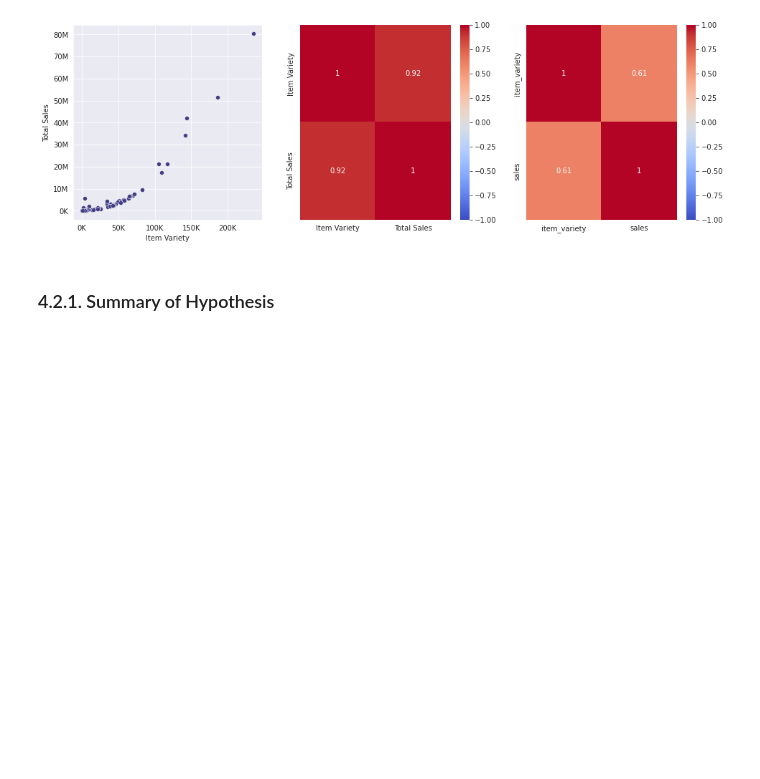
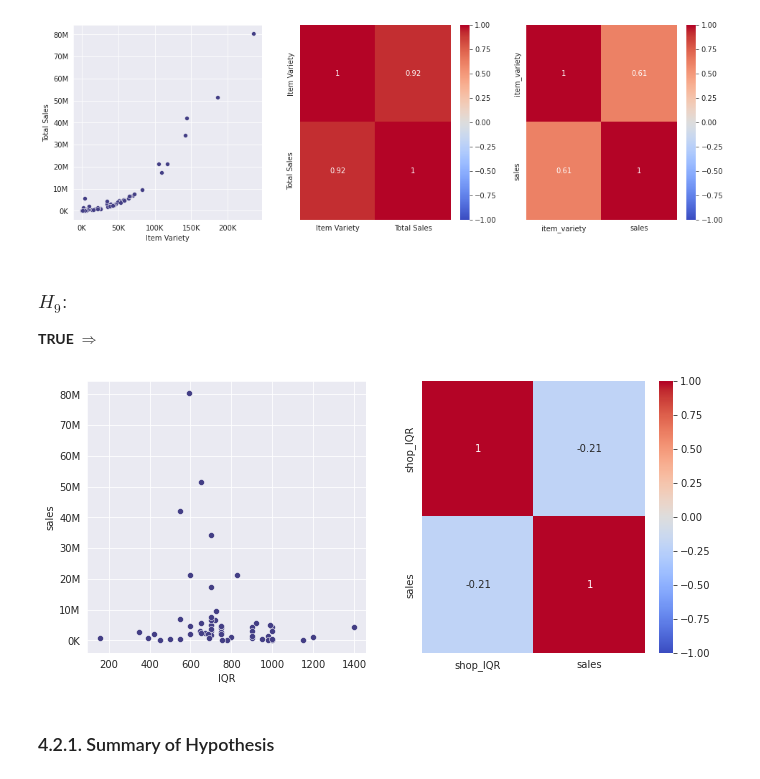
Before and after one commit to Matheus-Homem/future-sales-prediction, a Jupyter notebook: notebook/Russian_Weekly_Sales_Forecast.ipynb, the cells around one changed output. Drawn from its saved outputs; the diff is of its cells as text; code cells hidden in the pictures; blank space fills up the shorter version.

```diff
--- a/notebook/Russian_Weekly_Sales_Forecast.ipynb
+++ b/notebook/Russian_Weekly_Sales_Forecast.ipynb
@@ -760,6 +760,30 @@ sns.heatmap(df4[['item_variety','sales']].corr(),vmin=-1,vmax=1,annot=True,cmap=
 plt.show()
 # %% [output]
 [figure]
+# %% [markdown]
+### $H_{9}:$
+**TRUE** $\Rightarrow$
+# %%
+plt.figure(figsize=(11,5))
+
+aux1 = df4[['shop_name','item_price']].groupby('shop_name').quantile(0.75).reset_index()
+aux2 = df4[['shop_name','item_price']].groupby('shop_name').quantile(0.25).reset_index()
+aux1['IQR'] = aux1['item_price'] - aux2['item_price']
+aux3 = df4[['shop_name','sales']].groupby('shop_name').agg({'sales':'sum'}).reset_index()
+aux1 = pd.concat([aux1,aux3['sales']],axis=1)
+
+plt.subplot(1,2,1)
+g1 = sns.scatterplot(data=aux1,x='IQR',y='sales',color=viridis)
+g1.yaxis.set_major_formatter(tick.FuncFormatter(format_number))
+
+plt.subplot(1,2,2)
+price_dict = dict(zip(aux1['shop_name'], aux1['IQR']))
+df4['shop_IQR'] = df4['shop_name'].map(price_dict)
+sns.heatmap(df4[['shop_IQR','sales']].corr(),vmin=-1,vmax=1,annot=True,cmap='coolwarm')
+
+plt.show()
+# %% [output]
+[figure, added]
 # %% [markdown]
 ### 4.2.1. Summary of Hypothesis
 # %%
```
